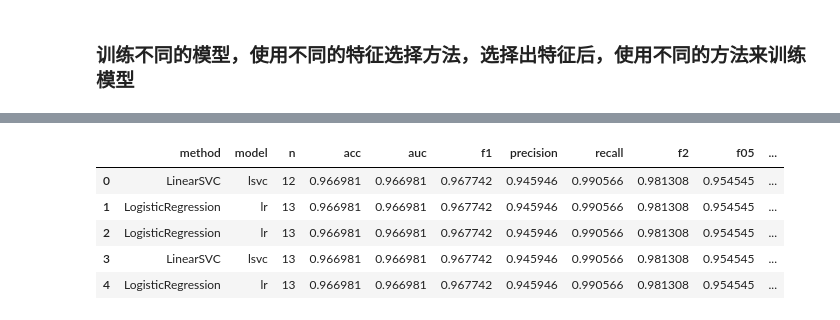
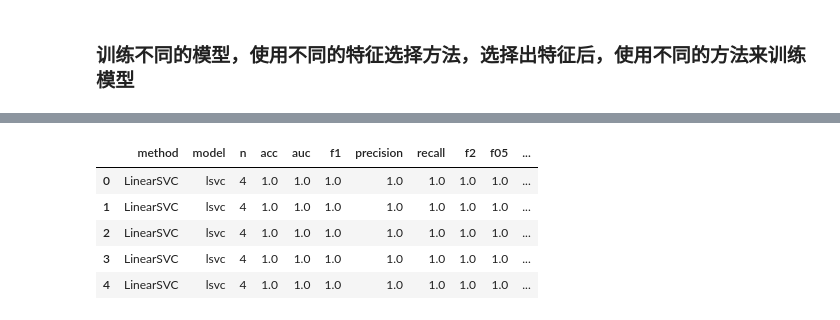
Before and after one commit to yeouyang326/digital-encoding-of-miRNA, a Jupyter notebook: tcga.ipynb, the cells around one changed output, grey strips where cells are left out. Drawn from its saved outputs; the diff is of its cells as text; code cells hidden in the pictures.

```diff
--- a/tcga.ipynb
+++ b/tcga.ipynb
@@ -4,6 +4,8 @@
 # 设置数据集名称
 dataset_name = 'LUAD'
 # LUAD & LUSC
+balance_data = False
+# balance_data = True
 # %% [markdown]
 # 数据导入
 # %% [markdown]
@@ -419,7 +422,7 @@ X_train, X_test, y_train, y_test = train_test_split(data_higher.drop(['Status'],
 # smote
 sm = SMOTE(random_state=42)
 X_train, y_train = sm.fit_resample(X_train, y_train)
-X_test, y_test= sm.fit_resample(X_test, y_test)
+# X_test, y_test= sm.fit_resample(X_test, y_test)
 # %% [markdown]
 ### 训练不同的模型，使用不同的特征选择方法，选择出特征后，使用不同的方法来训练模型
 # %%
@@ -562,39 +565,39 @@ for i in range(len(results_sorted_found_coef)):
         # handle SVC
         for j in range(len(X_test_selected)):
             score = np.dot(X_test_selected.iloc[j], coef) / times + intercept
             prediction = 1 if score > 0.5 else 0
             scores.append(score)
             predictions.append(prediction)
 
     # calculate evaluation metrics
     acc = accuracy_score(y_test_selected, predictions)
     auc = roc_auc_score(y_test_selected, scores)
     f1 = f1_score(y_test_selected, predictions)
     precision = precision_score(y_test_selected, predictions)
     recall = recall_score(y_test_selected, predictions)
 
     # 能复现
     can_reproduce = True
 
     # if not acc == results_sorted_found_coef['acc'][i]:
     #     can_reproduce = False
     #     # print results
     #     print('Model:', model_name, 'n:', results_sorted_found_coef['n'][i],'acc:', acc, 'auc:', auc, 'f1:', f1, 'precision:', precision, 'recall:', recall)
     #     print(acc)
     #     print(results_sorted_found_coef['acc'][i])
 
     reperduce.append(can_reproduce)
 
 results_sorted_found_coef['reproduce'] = reperduce
-results_sorted_found_coef_view = results_sorted_found_coef[results_sorted_found_coef['reproduce'] == True][results_sorted_found_coef['n'] <= 15].copy().drop(['coef','gene_id','intercept','multiple_times'], axis=1)
+results_sorted_found_coef_view = results_sorted_found_coef[results_sorted_found_coef['reproduce'] == True][results_sorted_found_coef['n'] <= 15].copy().drop(['coef','intercept','multiple_times'], axis=1)
 results_sorted_found_coef_view.head(5)
 # %% [output]
 |  | method | model | n | acc | auc | f1 | precision | recall | f2 | f05 | ... |
-| 0 | LinearSVC | lsvc | 12 | 0.966981 | 0.966981 | 0.967742 | 0.945946 | 0.990566 | 0.981308 | 0.954545 | ... |
-| 1 | LogisticRegression | lr | 13 | 0.966981 | 0.966981 | 0.967742 | 0.945946 | 0.990566 | 0.981308 | 0.954545 | ... |
-| 2 | LogisticRegression | lr | 13 | 0.966981 | 0.966981 | 0.967742 | 0.945946 | 0.990566 | 0.981308 | 0.954545 | ... |
-| 3 | LinearSVC | lsvc | 13 | 0.966981 | 0.966981 | 0.967742 | 0.945946 | 0.990566 | 0.981308 | 0.954545 | ... |
-| 4 | LogisticRegression | lr | 13 | 0.966981 | 0.966981 | 0.967742 | 0.945946 | 0.990566 | 0.981308 | 0.954545 | ... |
+| 0 | LinearSVC | lsvc | 4 | 1.0 | 1.0 | 1.0 | 1.0 | 1.0 | 1.0 | 1.0 | ... |
+| 1 | LinearSVC | lsvc | 4 | 1.0 | 1.0 | 1.0 | 1.0 | 1.0 | 1.0 | 1.0 | ... |
+| 2 | LinearSVC | lsvc | 4 | 1.0 | 1.0 | 1.0 | 1.0 | 1.0 | 1.0 | 1.0 | ... |
+| 3 | LinearSVC | lsvc | 4 | 1.0 | 1.0 | 1.0 | 1.0 | 1.0 | 1.0 | 1.0 | ... |
+| 4 | LinearSVC | lsvc | 4 | 1.0 | 1.0 | 1.0 | 1.0 | 1.0 | 1.0 | 1.0 | ... |
 # %%
 # for results_sorted_found_coef, draw the figure
 # Group the results by method and model
```
Also changed, not shown: parts of 6 cells of this notebook.
